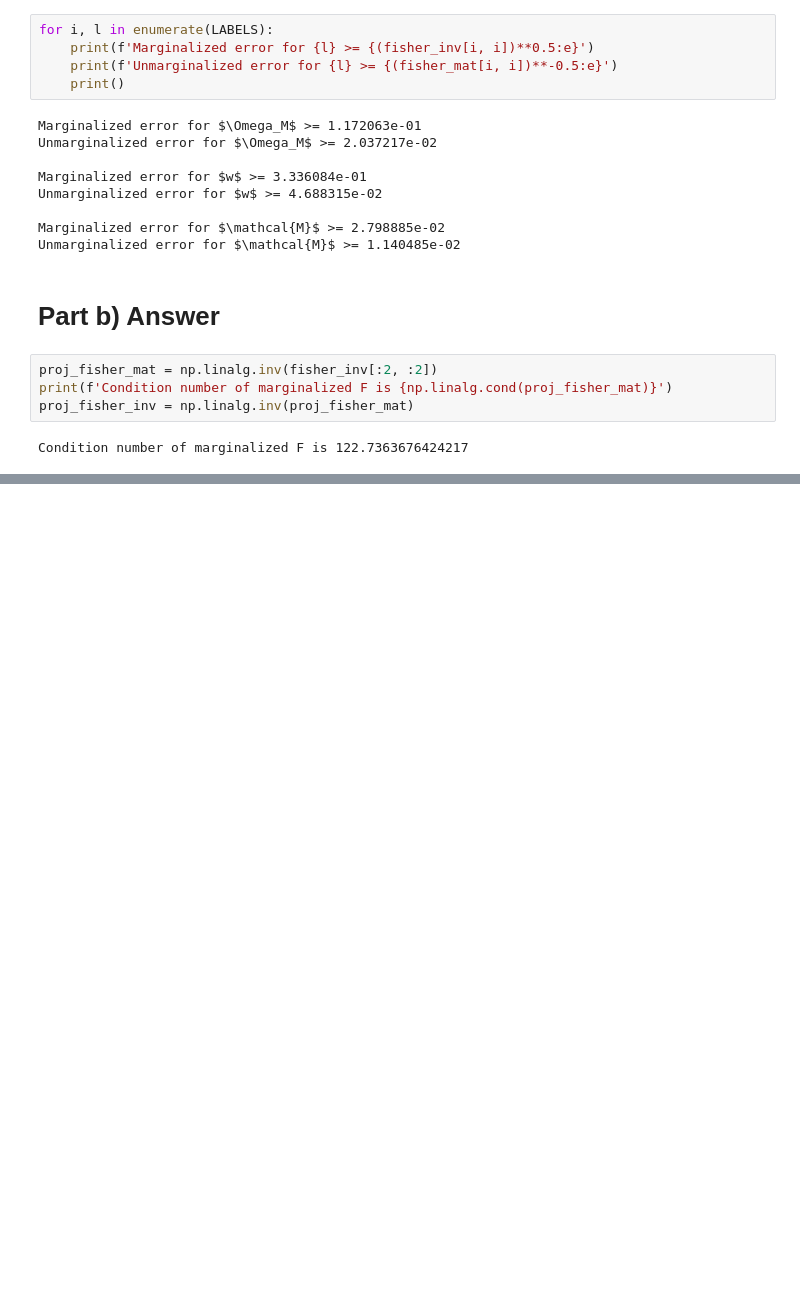
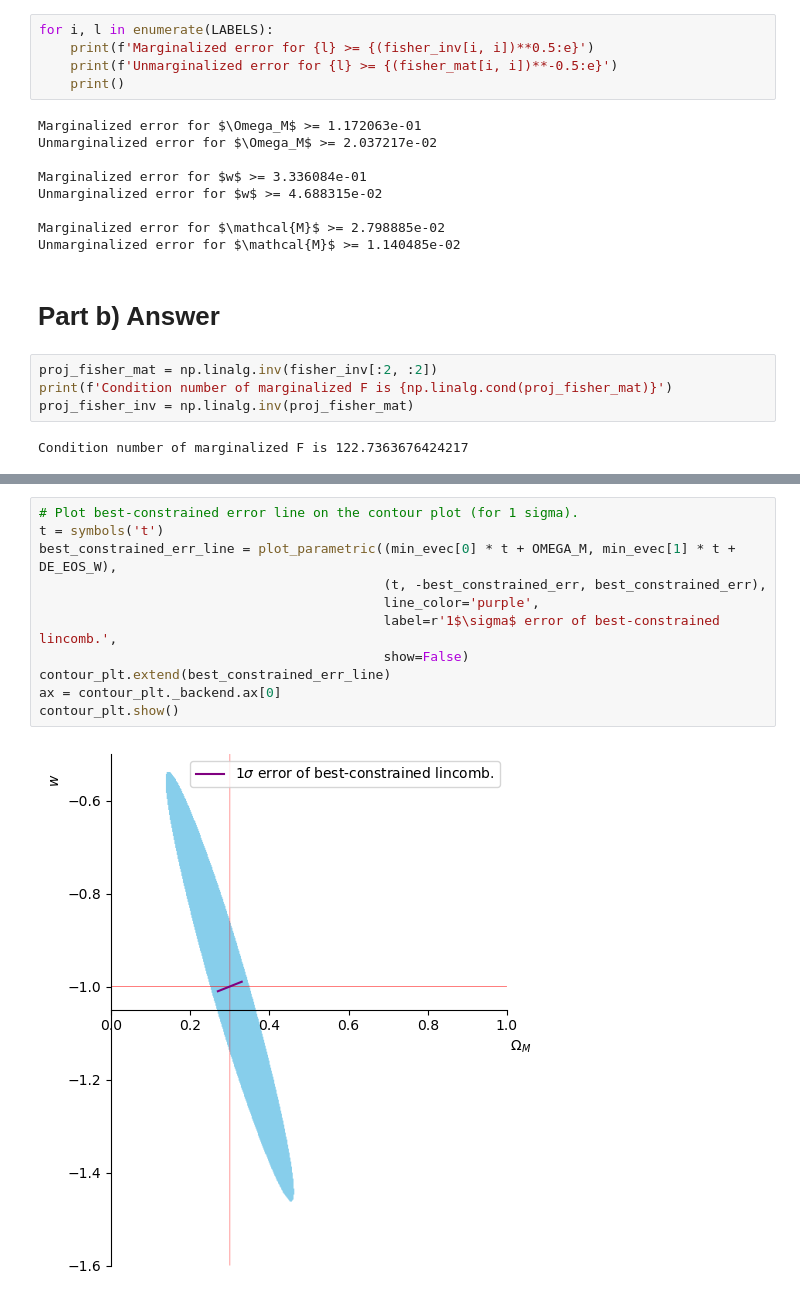
Before and after one commit to bzh-bzh/astr-540-project, a Jupyter notebook: SNe Fisher Forecast.ipynb, the cells around one changed output, grey strips where cells are left out. Cells and saved outputs as stored; diff of their text form; blank space fills up the shorter version.

```diff
--- a/SNe Fisher Forecast.ipynb
+++ b/SNe Fisher Forecast.ipynb
@@ -171,0 +226,13 @@ Condition number of marginalized F is 122.7363676424217
+# %%
+# Plot best-constrained error line on the contour plot (for 1 sigma).
+t = symbols('t')
+best_constrained_err_line = plot_parametric((min_evec[0] * t + OMEGA_M, min_evec[1] * t + DE_EOS_W),
+                                            (t, -best_constrained_err, best_constrained_err),
+                                            line_color='purple',
+                                            label=r'1$\sigma$ error of best-constrained lincomb.',
+                                            show=False)
+contour_plt.extend(best_constrained_err_line)
+ax = contour_plt._backend.ax[0]
+contour_plt.show()
+# %% [output]
+[figure, added]
```
Also changed, not shown: parts of 8 cells of this notebook.
